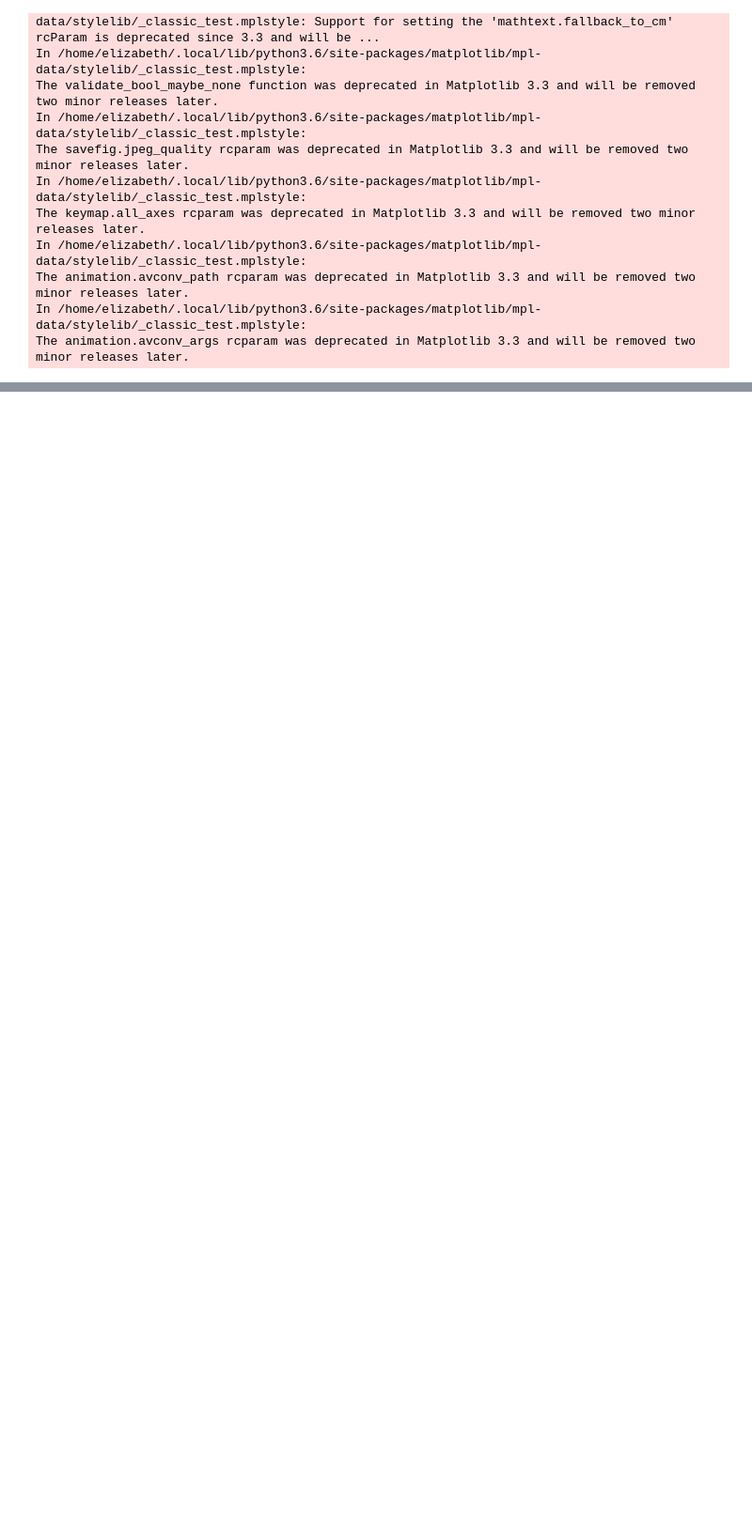
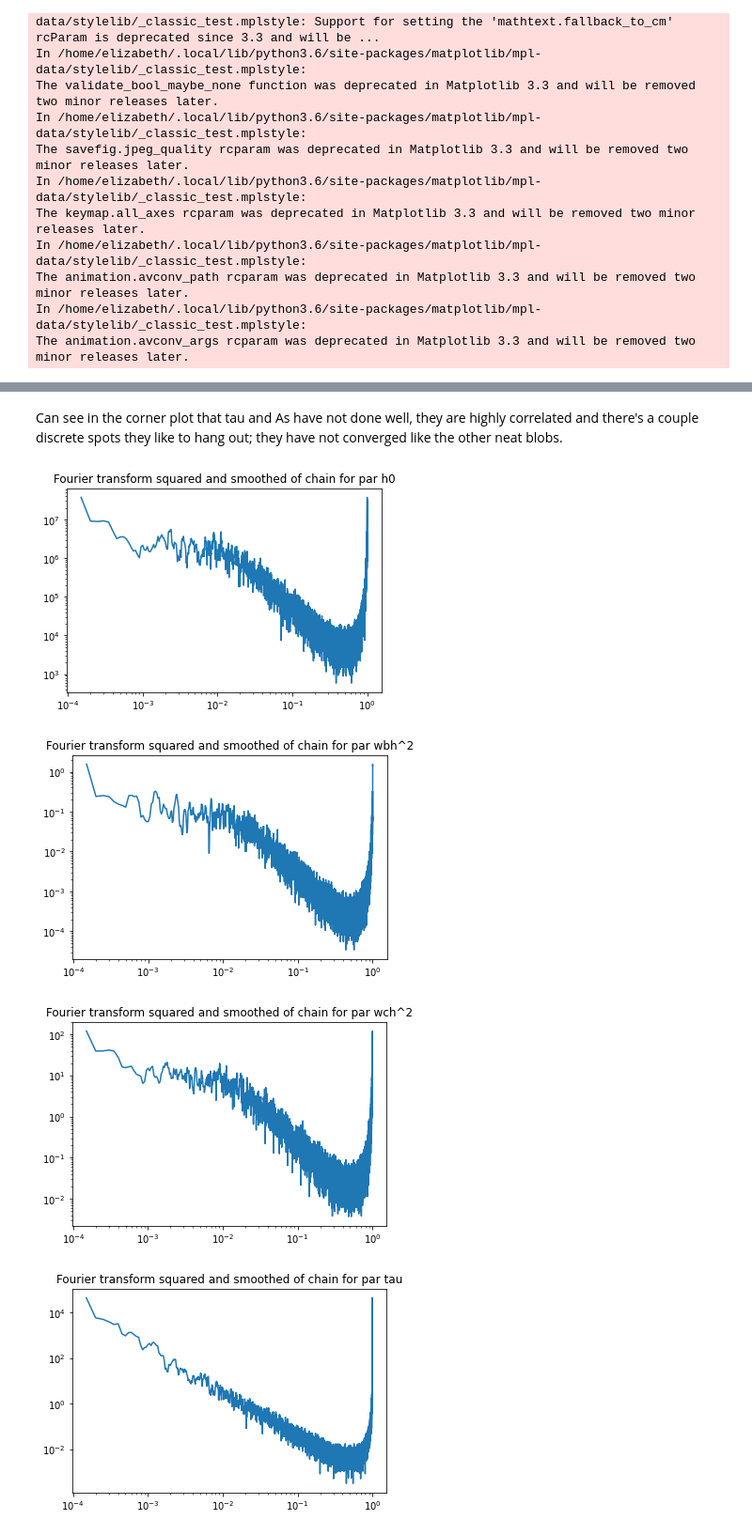
Before and after one commit to lizzord/phys512hw, a Jupyter notebook: problemset3/question4.ipynb, the cells around one changed output, grey strips where cells are left out. Shown at 94% size. Saved outputs shown, nothing was run; the diff lists cells and outputs as text; code cells hidden in the pictures; blank space fills up the shorter version.

Commit message:
done question 4

```diff
--- a/problemset3/question4.ipynb
+++ b/problemset3/question4.ipynb
@@ -244,0 +299,48 @@ corner plot of chain
+# %% [markdown]
+Can see in the corner plot that tau and As have not done well, they are highly correlated and there's a couple discrete spots they like to hang out; they have not converged like the other neat blobs.
+# %%
+#testing for convergence.
+#examine previous plots of parameters versus steps by eye, but also plot fourier transform.
+
+conv = np.fft.fft(chain, axis=0)
+
+labels=['h0', 'wbh^2', 'wch^2', 'tau', 'As', 'pwrlaw']
+xnorm = np.arange(0, chain.shape[0])/chain.shape[0]
+
+#plot fourier transform
+# for ii in range(chain.shape[1]):
+#     mpl.figure()
+#     mpl.plot(xnorm, np.abs(conv[:, ii])**2)
+#     mpl.xscale('log')
+#     mpl.yscale('log')
+#     mpl.title('Fourier transform of chain for par ' + labels[ii])
+#     if ii in [0, 1, 2, 5]:
+#         mpl.ylim([min(np.abs(conv[:, ii])**2), max(np.abs(conv[:, ii])**2)/1000])
+#     else:
+#         mpl.ylim([min(np.abs(conv[:, ii])**2), max(np.abs(conv[:, ii])**2)/10])
+#     mpl.show()
+
+#smooth
+conv2_smooth = np.copy(conv)
+conv2_smooth = np.abs(conv2_smooth)**2
+av = 5
+for ii in range(chain.shape[1]):
+    box = np.ones(av)/float(av)
+    conv2_smooth[:, ii] = np.convolve(conv2_smooth[:, ii], box, mode="same")
+
+    mpl.figure()
+    #smoothing messes up first few data points
+    mpl.plot(xnorm[3:], conv2_smooth[3:, ii])
+    mpl.xscale('log')
+    mpl.yscale('log')
+    mpl.title('Fourier transform squared and smoothed of chain for par ' + labels[ii])
+#     if ii in [0, 1, 2, 5]:
+#         mpl.ylim([min(conv2_smooth[:, ii]), max(conv2_smooth[:, ii])/10])
+#     else:
+#         mpl.ylim([min(conv2_smooth[:, ii]), max(conv2_smooth[:, ii])/10])
+    mpl.show()
+# %% [output]
+[figure, added]
+[figure, added]
+[figure, added]
+[figure, added]
```
Also changed, not shown: parts of 20 cells of this notebook.
